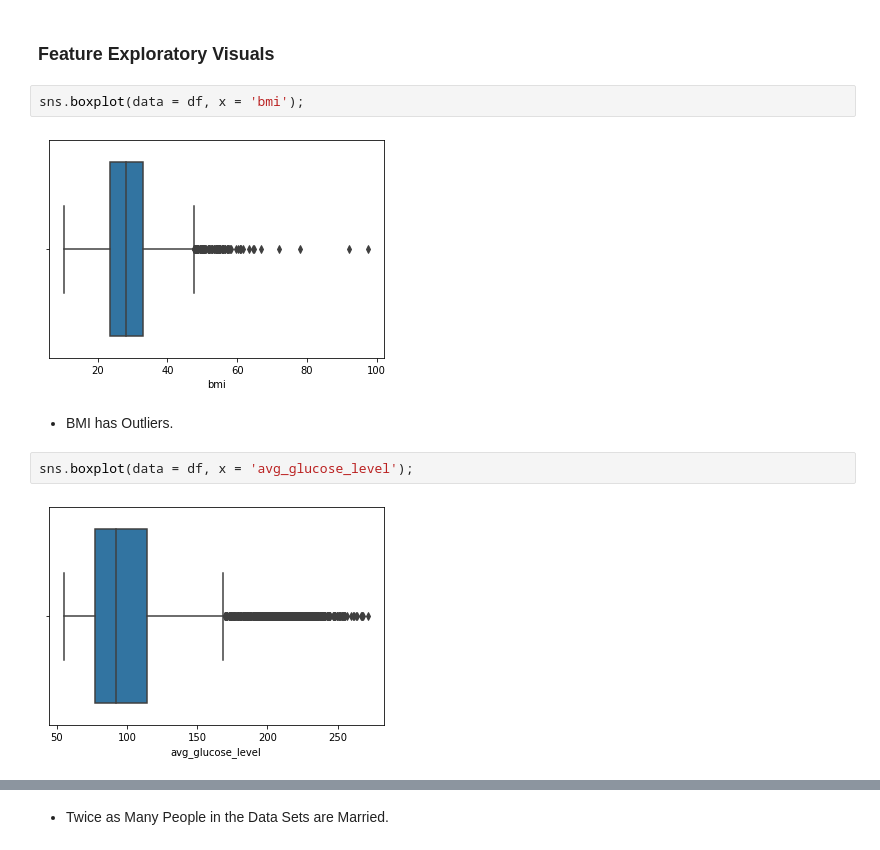
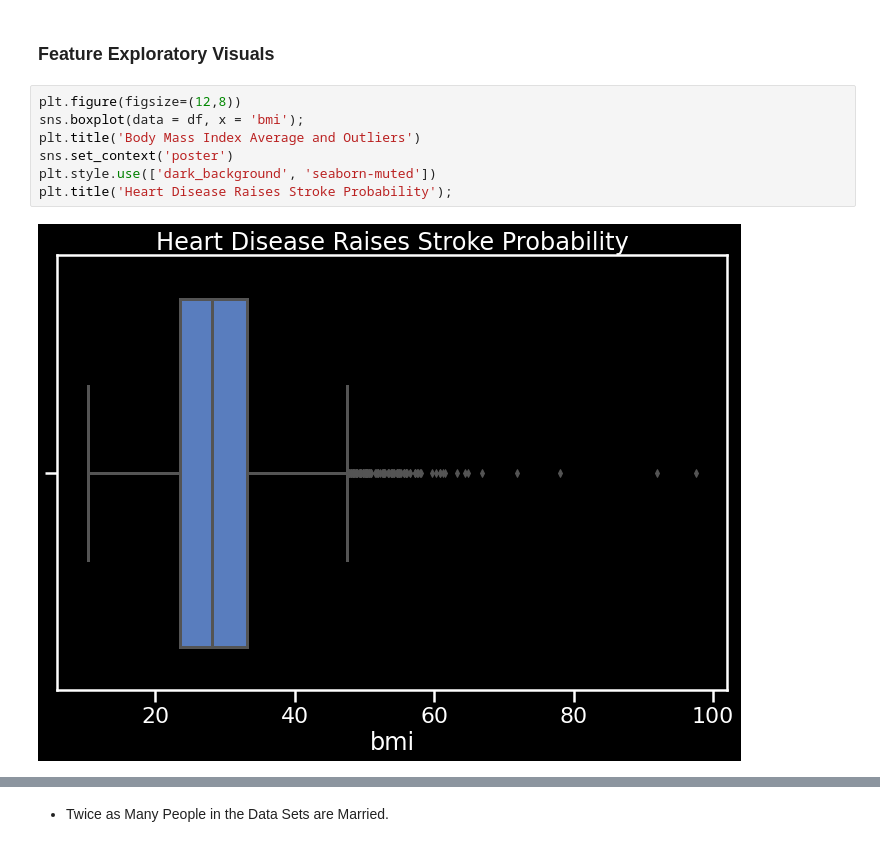
Before and after one commit to Bschreff/Heath-Care-Predictions, a Jupyter notebook: Stroke.ipynb, the cells around one changed output, grey strips where cells are left out. Drawn from its saved outputs; the diff is of its cells as text.

```diff
--- a/Stroke.ipynb
+++ b/Stroke.ipynb
@@ -224,13 +229,12 @@ sns.histplot(data = df, x = 'stroke');
   - The Data is unbalanced more Negatives than Positives.
 # %% [markdown]
 ### **Feature Exploratory Visuals**
-# %%
-sns.boxplot(data = df, x = 'bmi');
-# %% [output]
-[figure, removed]
-# %% [markdown]
-  - BMI has Outliers.
-# %%
-sns.boxplot(data = df, x = 'avg_glucose_level');
-# %% [output]
-[figure, removed]
+# %%
+plt.figure(figsize=(12,8))
+sns.boxplot(data = df, x = 'bmi');
+plt.title('Body Mass Index Average and Outliers')
+sns.set_context('poster')
+plt.style.use(['dark_background', 'seaborn-muted'])
+plt.title('Heart Disease Raises Stroke Probability');
+# %% [output]
+[figure, added]
```
Also changed, not shown: parts of 25 cells of this notebook.
